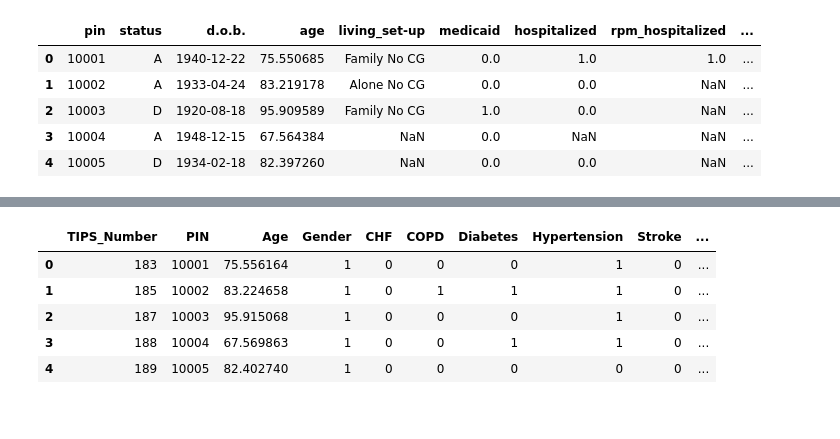
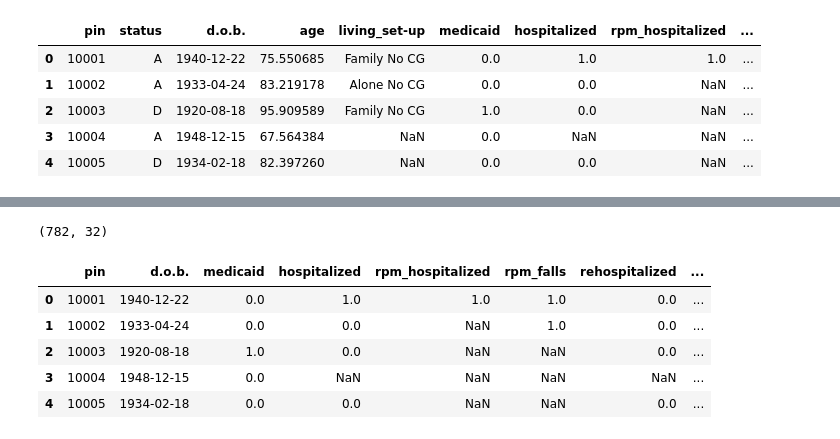
Before and after one commit to btq/TIPS, a Jupyter notebook: dev/load_clean_demographics.ipynb, the cells around one changed output, grey strips where cells are left out. Saved outputs shown, nothing was run; the diff lists cells and outputs as text; code cells hidden in the pictures.

Commit message:
Cleaned a bit more of demo, start measures merge

```diff
--- a/dev/load_data_describe.ipynb
+++ b/dev/load_clean_demographics.ipynb
@@ -288,12 +268,15 @@ mess_df = pd.read_excel("../data/messages 6-22-16.xlsx")
-# %%
-demo_df.head()
-# %% [output]
-|  | TIPS_Number | PIN | Age | Gender | CHF | COPD | Diabetes | Hypertension | Stroke | ... |
-| 0 | 183 | 10001 | 75.556164 | 1 | 0 | 0 | 0 | 1 | 0 | ... |
-| 1 | 185 | 10002 | 83.224658 | 1 | 0 | 1 | 1 | 1 | 0 | ... |
-| 2 | 187 | 10003 | 95.915068 | 1 | 0 | 0 | 0 | 1 | 0 | ... |
-| 3 | 188 | 10004 | 67.569863 | 1 | 0 | 0 | 1 | 1 | 0 | ... |
-| 4 | 189 | 10005 | 82.402740 | 1 | 0 | 0 | 0 | 0 | 0 | ... |
+# %%
+demo_df.to_csv('../data/Demographics_pandas_cleaned.csv',index=False)
+print demo_df.shape
+demo_df.head()
+# %% [output]
+(782, 32)
+|  | pin | d.o.b. | medicaid | hospitalized | rpm_hospitalized | rpm_falls | rehospitalized | ... |
+| 0 | 10001 | 1940-12-22 | 0.0 | 1.0 | 1.0 | 1.0 | 0.0 | ... |
+| 1 | 10002 | 1933-04-24 | 0.0 | 0.0 | NaN | 1.0 | 0.0 | ... |
+| 2 | 10003 | 1920-08-18 | 1.0 | 0.0 | NaN | NaN | 0.0 | ... |
+| 3 | 10004 | 1948-12-15 | 0.0 | NaN | NaN | NaN | NaN | ... |
+| 4 | 10005 | 1934-02-18 | 0.0 | 0.0 | NaN | NaN | 0.0 | ... |
 # %%
 demo_df.info()
 # %% [output]
```
Also changed, not shown: parts of 12 cells of this notebook, 2 other files.
